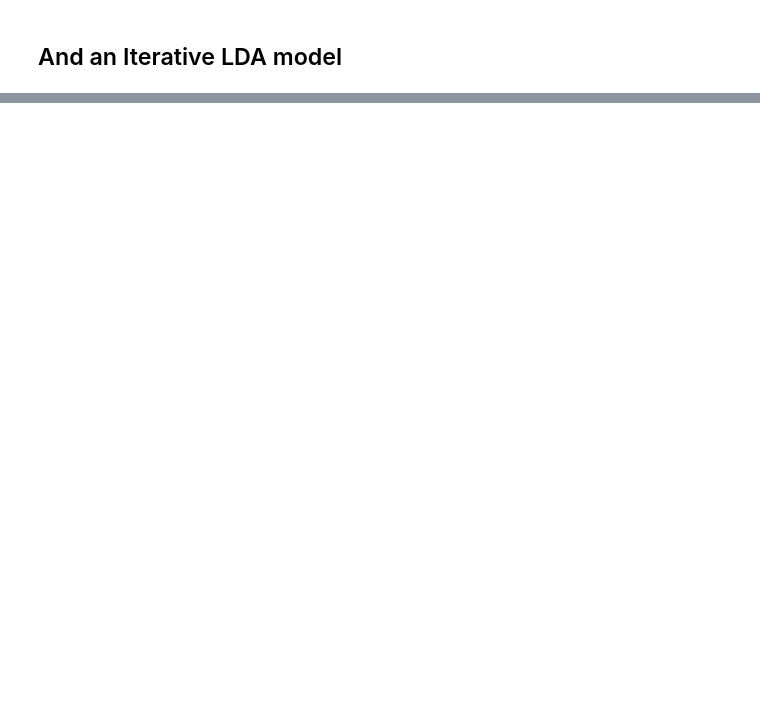
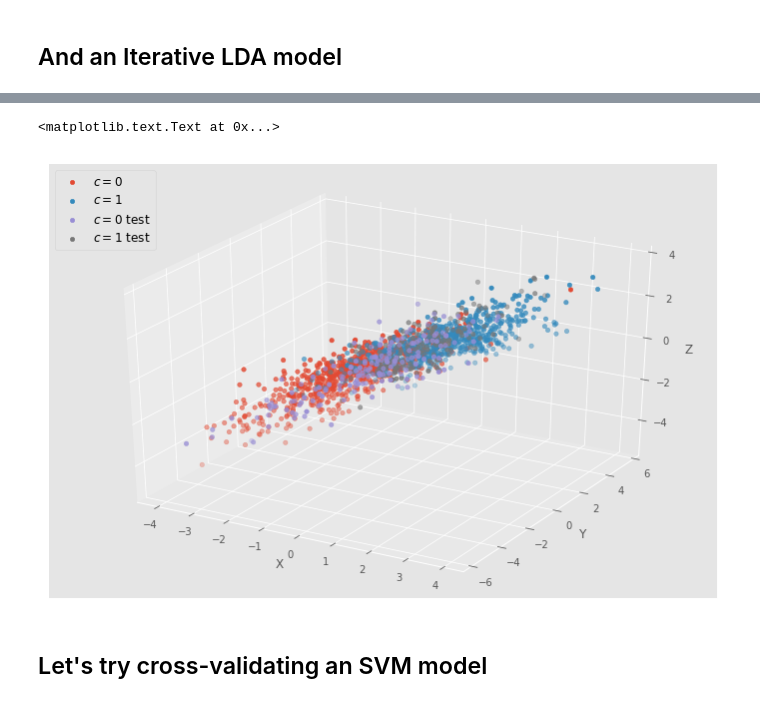
Before and after one commit to guydav/minerva, a Jupyter notebook: notebooks/CS156/0.X Final Project - Iceberg Kaggle.ipynb, the cells around one changed output, grey strips where cells are left out. Saved outputs shown, nothing was run; the diff lists cells and outputs as text; code cells hidden in the pictures; blank space fills up the shorter version.

```diff
--- a/notebooks/CS156/0.X Final Project - Iceberg Kaggle.ipynb
+++ b/notebooks/CS156/0.X Final Project - Iceberg Kaggle.ipynb
@@ -105,0 +214,25 @@ print(np.sum(svm.predict(transformed_X_test) == y_test) / y_test.shape[0])
+# %%
+FONT_SIZE = 12
+
+fig = plt.figure(figsize=(12, 8))
+ax = fig.add_subplot(111, projection='3d')
+
+ax.scatter(transformed_X_train[train_0][:,0], transformed_X_train[train_0][:,1],
+           transformed_X_train[train_0][:,2], label='$c=0$')
+ax.scatter(transformed_X_train[train_1][:,0], transformed_X_train[train_1][:,1],
+           transformed_X_train[train_1][:,2], label='$c=1$')
+
+ax.scatter(transformed_X_test[test_0][:,0], transformed_X_test[test_0][:,1],
+           transformed_X_test[test_0][:,2], label='$c=0$ test')
+ax.scatter(transformed_X_test[test_1][:,0], transformed_X_test[test_1][:,1],
+           transformed_X_test[test_1][:,2], label='$c=1$ test')
+
+ax.legend(loc=2, fontsize=FONT_SIZE)
+ax.set_xlabel('X', size=FONT_SIZE)
+ax.set_ylabel('Y', size=FONT_SIZE)
+ax.set_zlabel('Z', size=FONT_SIZE)
+# %% [output]
+<matplotlib.text.Text at 0x...>
+[figure, added]
+# %% [markdown]
+## Let's try cross-validating an SVM model
```
Also changed, not shown: parts of 14 cells of this notebook, 2 other files.
